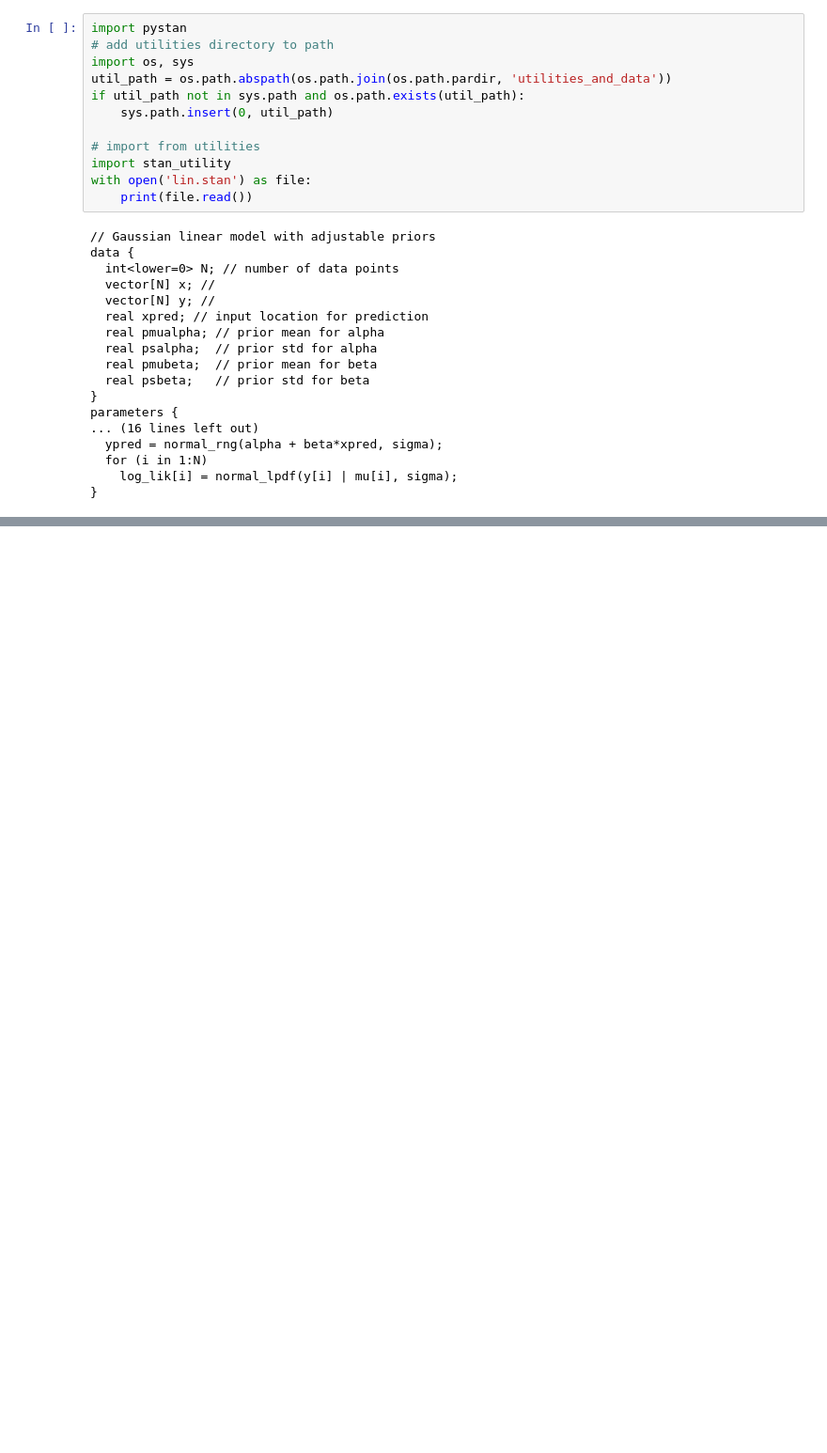
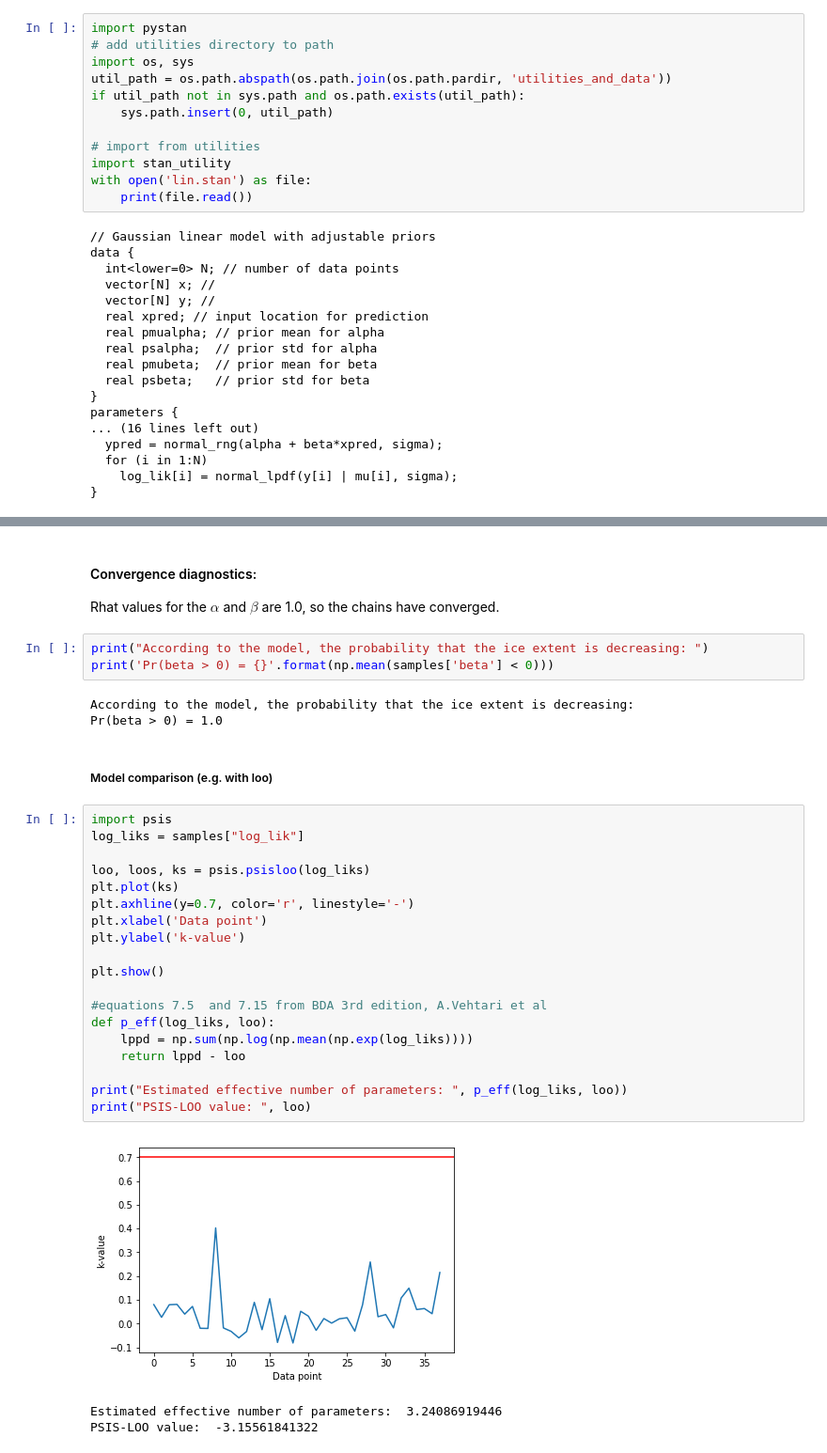
Before and after one commit to AnssiMoisio/bda-project, a Jupyter notebook: Project.ipynb, the cells around one changed output, grey strips where cells are left out. Shown at 94% size. Drawn from its saved outputs; the diff is of its cells as text; blank space fills up the shorter version.

Commit message:
added some text according to the rubric points. Added the LOO

```diff
--- a/Project.ipynb
+++ b/Project.ipynb
@@ -205,0 +218,35 @@ convergence, Rhat=1).
+# %% [markdown]
+#### Convergence diagnostics:
+
+Rhat values for the $\alpha$ and $\beta$ are 1.0, so the chains have converged.
+# %%
+print("According to the model, the probability that the ice extent is decreasing: ")
+print('Pr(beta > 0) = {}'.format(np.mean(samples['beta'] < 0)))
+# %% [output]
+According to the model, the probability that the ice extent is decreasing:
+Pr(beta > 0) = 1.0
+# %% [markdown]
+##### Model comparison (e.g. with loo)
+# %%
+import psis
+log_liks = samples["log_lik"]
+
+loo, loos, ks = psis.psisloo(log_liks)
+plt.plot(ks)
+plt.axhline(y=0.7, color='r', linestyle='-')
+plt.xlabel('Data point')
+plt.ylabel('k-value')
+
+plt.show()
+
+#equations 7.5  and 7.15 from BDA 3rd edition, A.Vehtari et al
+def p_eff(log_liks, loo):
+    lppd = np.sum(np.log(np.mean(np.exp(log_liks))))
+    return lppd - loo
+
+print("Estimated effective number of parameters: ", p_eff(log_liks, loo))
+print("PSIS-LOO value: ", loo)
+# %% [output]
+[figure, added]
+Estimated effective number of parameters:  3.24086919446
+PSIS-LOO value:  -3.15561841322
```
Also changed, not shown: parts of 7 cells of this notebook, 6 other files.
